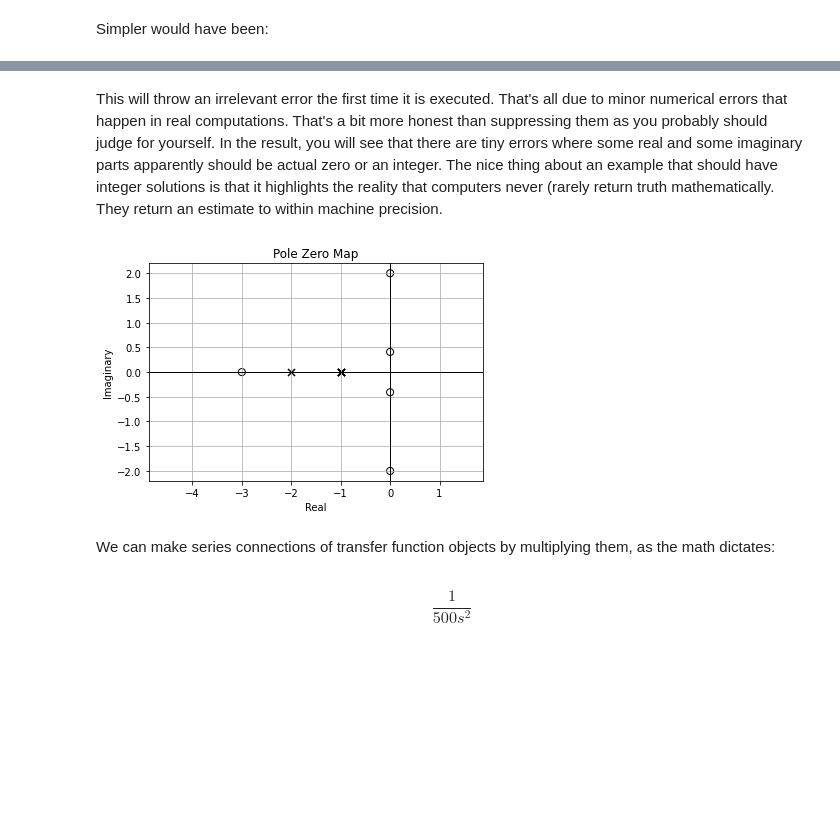
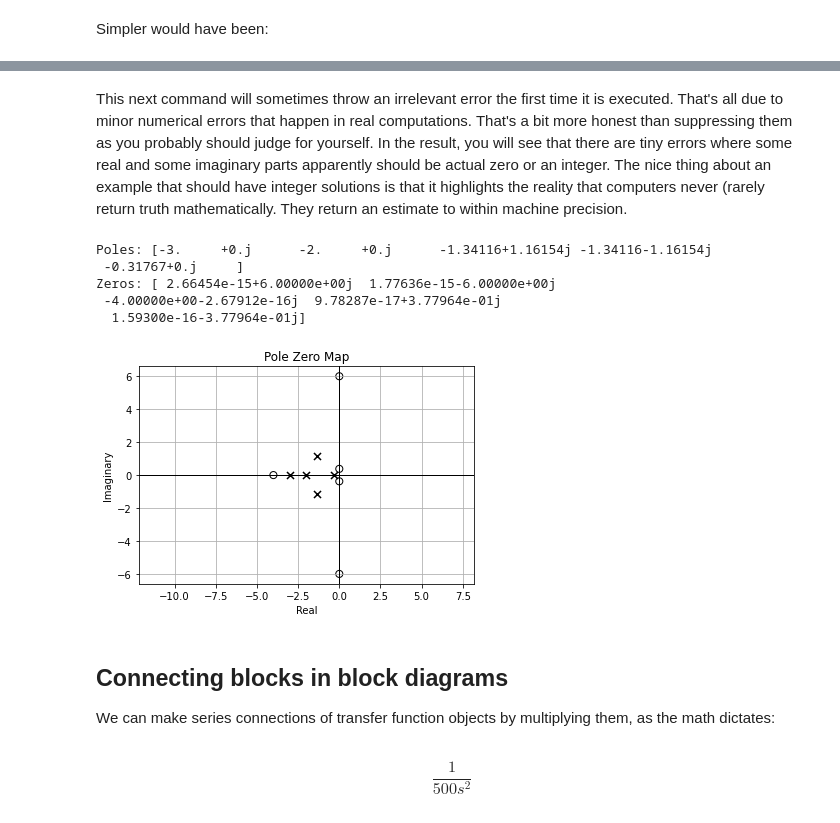
Before and after one commit to josephcslater/Tennessee_Tech_ECE_3210_public, a Jupyter notebook: 2.9 The Simulation of Systems.ipynb, the cells around one changed output, grey strips where cells are left out. Cells and saved outputs as stored; diff of their text form; code cells hidden in the pictures; blank space fills up the shorter version.

```diff
--- a/2.9 The Simulation of Systems.ipynb
+++ b/2.9 The Simulation of Systems.ipynb
@@ -116,12 +140,19 @@ $$\frac{6 s^5 + 18 s^4 + 25 s^3 + 75 s^2 + 4 s + 12}{s^5 + 6 s^4 + 14 s^3 + 16 s
 # %% [markdown]
-This will throw an irrelevant error the first time it is executed.
+This next command will sometimes throw an irrelevant error the first time it is executed.
 That's all due to minor numerical errors that happen in real computations. That's a bit more honest than suppressing them as you probably should judge for yourself. In the result, you will see that there are tiny errors where some real and some imaginary parts apparently should be actual zero or an integer. The nice thing about an example that should have integer solutions is that it highlights the reality that computers never (rarely return truth mathematically. They return an estimate to within machine precision.
-# %%
-ctrl.pzmap(sys)
-plt.grid(True)
-# %% [output]
-[figure, removed]
+# %%
+p, z = ctrl.pzmap(sys)
+plt.grid(True)
+print('Poles: {}\nZeros: {}'.format(p,z)) # \n is `new line` in Python and Matlab
+# %% [output]
+Poles: [-3.     +0.j      -2.     +0.j      -1.34116+1.16154j -1.34116-1.16154j
+ -0.31767+0.j     ]
+Zeros: [ 2.66454e-15+6.00000e+00j  1.77636e-15-6.00000e+00j
+ -4.00000e+00-2.67912e-16j  9.78287e-17+3.77964e-01j
+  1.59300e-16-3.77964e-01j]
+[figure, added]
 # %% [markdown]
+## Connecting blocks in block diagrams
 We can make series connections of transfer function objects by multiplying them, as the math dictates:
 # %%
 sys1 = ctrl.tf(1, [500, 0, 0])
```
Also changed, not shown: parts of 26 cells of this notebook.
